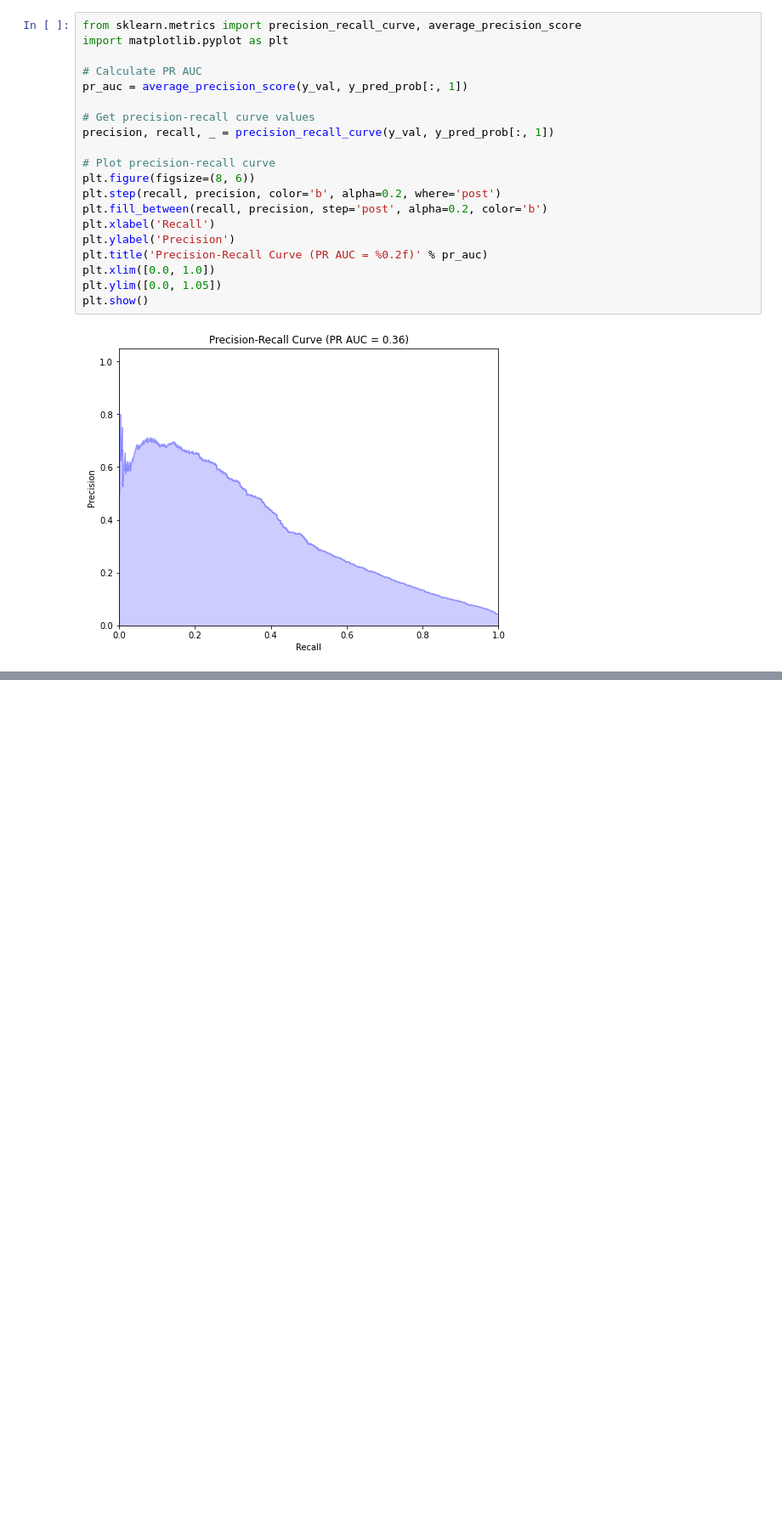
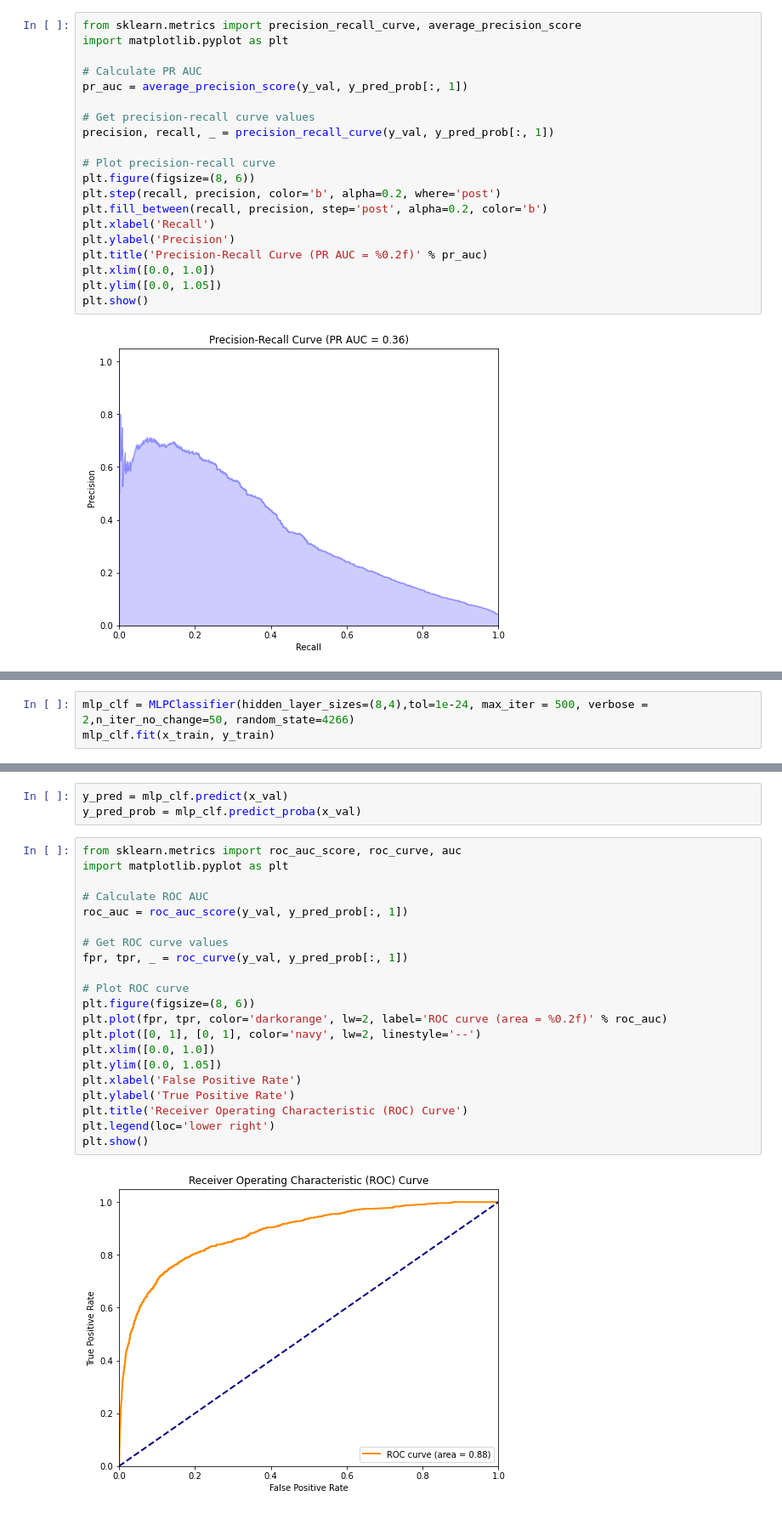
Before and after one commit to ben-dom393/teamedward, a Jupyter notebook: experiments/test_sampling.ipynb, the cells around one changed output, grey strips where cells are left out. Shown: that part at 85% size. Drawn from its saved outputs; the diff is of its cells as text; blank space fills up the shorter version.

```diff
--- a/experiments/test_sampling.ipynb
+++ b/experiments/test_sampling.ipynb
@@ -354,0 +357,3 @@ plt.show()
+# %%
+mlp_clf = MLPClassifier(hidden_layer_sizes=(8,4),tol=1e-24, max_iter = 500, verbose = 2,n_iter_no_change=50, random_state=4266)
+mlp_clf.fit(x_train, y_train)
@@ -354,0 +380,26 @@ plt.show()
+# %%
+y_pred = mlp_clf.predict(x_val)
+y_pred_prob = mlp_clf.predict_proba(x_val)
+# %%
+from sklearn.metrics import roc_auc_score, roc_curve, auc
+import matplotlib.pyplot as plt
+
+# Calculate ROC AUC
+roc_auc = roc_auc_score(y_val, y_pred_prob[:, 1])
+
+# Get ROC curve values
+fpr, tpr, _ = roc_curve(y_val, y_pred_prob[:, 1])
+
+# Plot ROC curve
+plt.figure(figsize=(8, 6))
+plt.plot(fpr, tpr, color='darkorange', lw=2, label='ROC curve (area = %0.2f)' % roc_auc)
+plt.plot([0, 1], [0, 1], color='navy', lw=2, linestyle='--')
+plt.xlim([0.0, 1.0])
+plt.ylim([0.0, 1.05])
+plt.xlabel('False Positive Rate')
+plt.ylabel('True Positive Rate')
+plt.title('Receiver Operating Characteristic (ROC) Curve')
+plt.legend(loc='lower right')
+plt.show()
+# %% [output]
+[figure, added]
```
Also changed, not shown: parts of 3 cells of this notebook.
